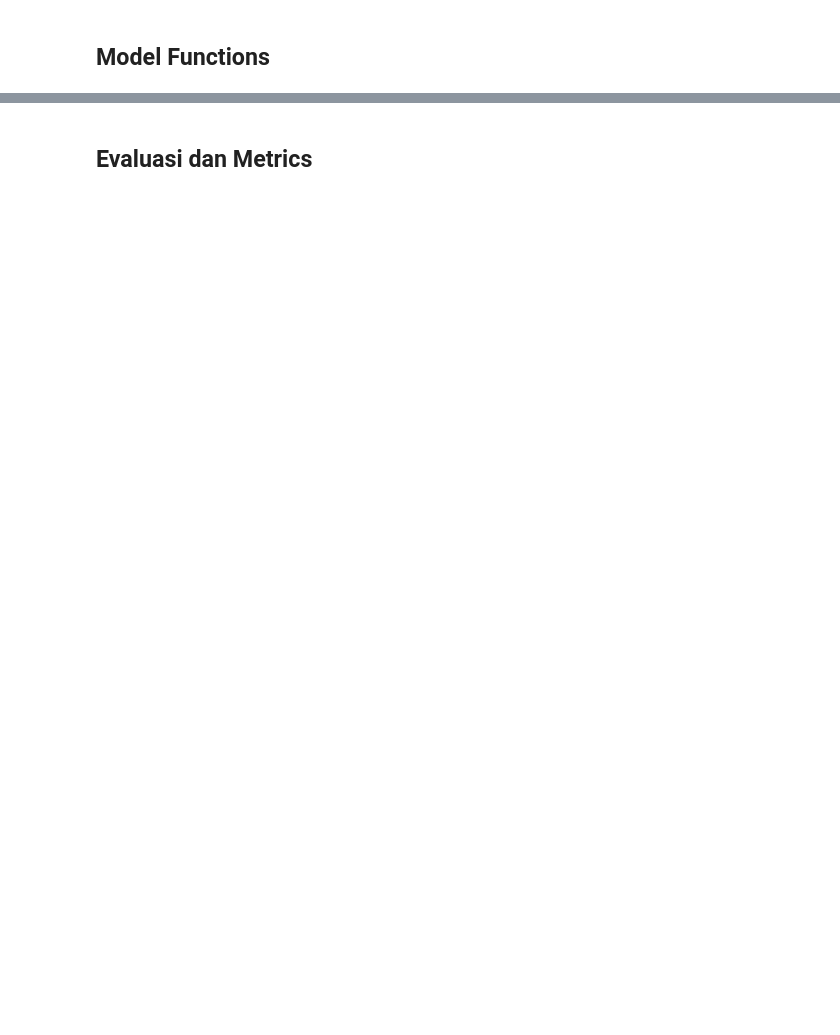
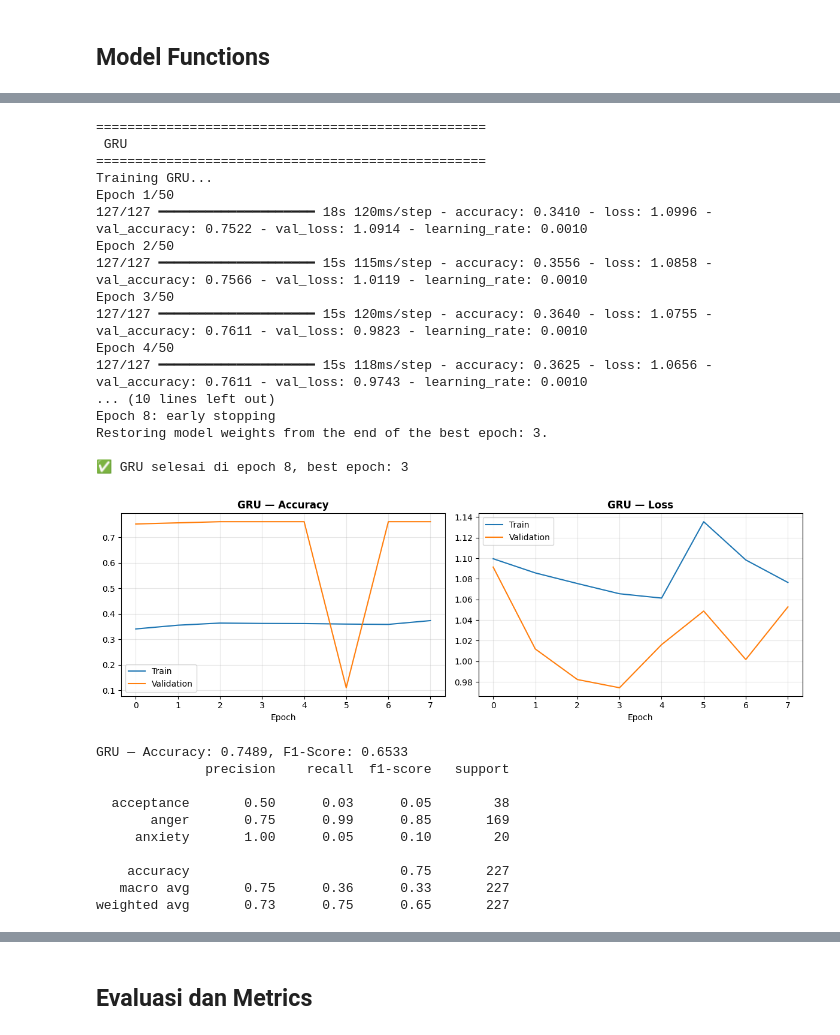
Before and after one commit to WeTeamBest/healmate_ai, a Jupyter notebook: AI/eksperimen/notebook.ipynb, the cells around one changed output, grey strips where cells are left out. Saved outputs shown, nothing was run; the diff lists cells and outputs as text; code cells hidden in the pictures; blank space fills up the shorter version.

```diff
--- a/AI/eksperimen/notebook.ipynb
+++ b/AI/eksperimen/notebook.ipynb
@@ -414,18 +628,47 @@ print(f'LSTM - Best Epoch: {best_epoch_lstm}, Train Acc: {train_acc_lstm:.4f}, V
 # %%
 # GRU
 gru_model = model_GRU()
 
 print("\n" + "="*50)
 print(" GRU ")
 print("="*50)
 
-gru_model, gru_history = train_model(gru_model, 'GRU', X_train_seq, y_train, X_val_seq, y_val)
+gru_model, gru_history = train_model(gru_model, 'GRU', X_train_seq_smote, y_train_seq_smote, X_val_seq, y_val)
 
 plot_history(gru_history, 'GRU')
 
 best_epoch_gru  = int(np.argmax(gru_history.history['val_accuracy'])) + 1
 train_acc_gru   = gru_history.history['accuracy'][best_epoch_gru-1]
 val_acc_gru     = gru_history.history['val_accuracy'][best_epoch_gru-1]
 test_acc_gru, _ = evaluate_dl_model(gru_model, X_test_seq, y_test, "GRU")
 
 print(f'GRU - Best Epoch: {best_epoch_gru}, Train Acc: {train_acc_gru:.4f}, Val Acc: {val_acc_gru:.4f}, Test Acc: {test_acc_gru:.4f}')
+# %% [output]
+==================================================
+ GRU
+==================================================
+Training GRU...
+Epoch 1/50
+127/127 ━━━━━━━━━━━━━━━━━━━━ 18s 120ms/step - accuracy: 0.3410 - loss: 1.0996 - val_accuracy: 0.7522 - val_loss: 1.0914 - learning_rate: 0.0010
+Epoch 2/50
+127/127 ━━━━━━━━━━━━━━━━━━━━ 15s 115ms/step - accuracy: 0.3556 - loss: 1.0858 - val_accuracy: 0.7566 - val_loss: 1.0119 - learning_rate: 0.0010
+Epoch 3/50
+127/127 ━━━━━━━━━━━━━━━━━━━━ 15s 120ms/step - accuracy: 0.3640 - loss: 1.0755 - val_accuracy: 0.7611 - val_loss: 0.9823 - learning_rate: 0.0010
+Epoch 4/50
+127/127 ━━━━━━━━━━━━━━━━━━━━ 15s 118ms/step - accuracy: 0.3625 - loss: 1.0656 - val_accuracy: 0.7611 - val_loss: 0.9743 - learning_rate: 0.0010
+... (10 lines left out)
+Epoch 8: early stopping
+Restoring model weights from the end of the best epoch: 3.
+
+✅ GRU selesai di epoch 8, best epoch: 3
+[figure, added]
+GRU — Accuracy: 0.7489, F1-Score: 0.6533
+              precision    recall  f1-score   support
+
+  acceptance       0.50      0.03      0.05        38
+       anger       0.75      0.99      0.85       169
+     anxiety       1.00      0.05      0.10        20
+
+    accuracy                           0.75       227
+   macro avg       0.75      0.36      0.33       227
+weighted avg       0.73      0.75      0.65       227
```
Also changed, not shown: parts of 24 cells of this notebook, 9 other files.
